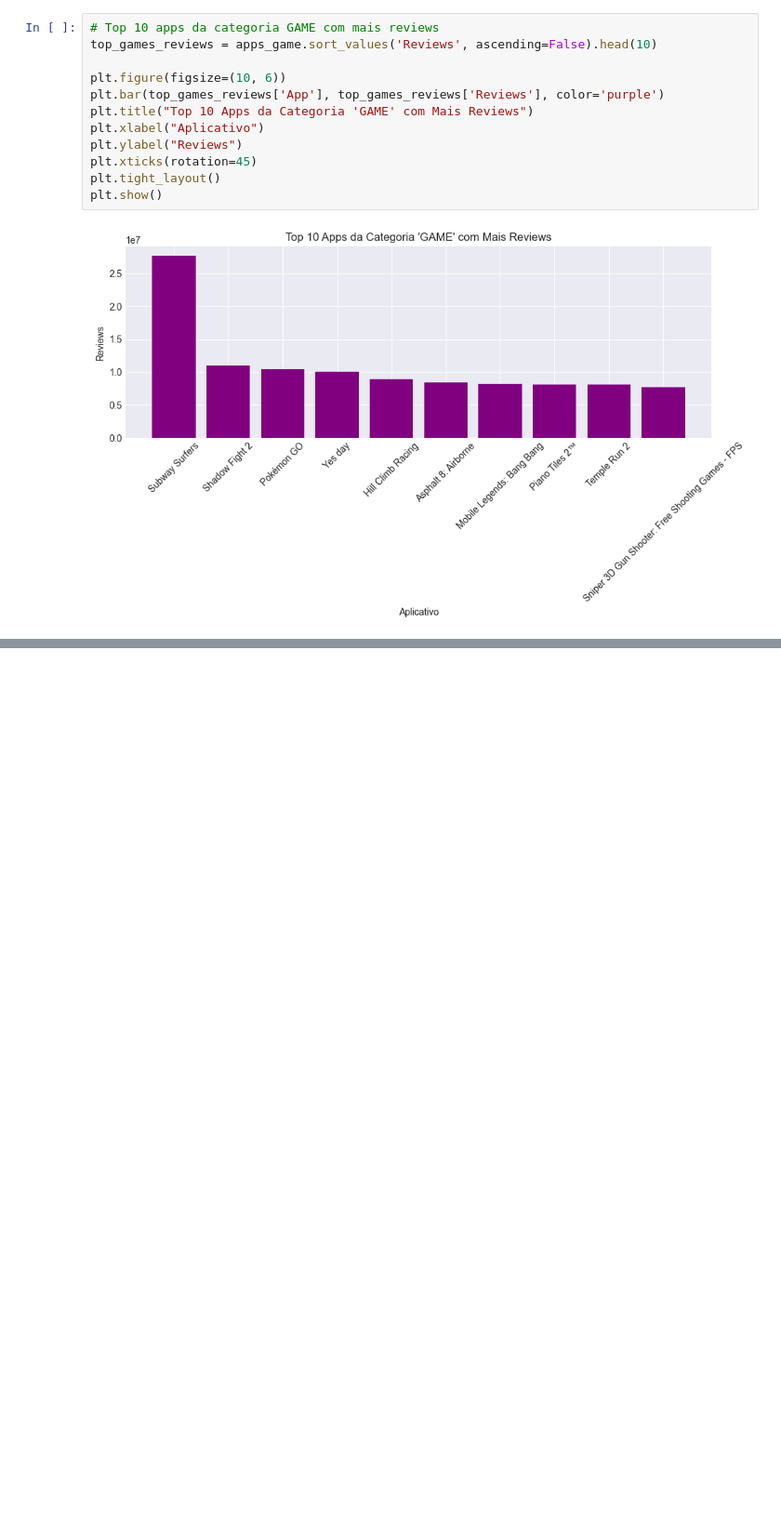
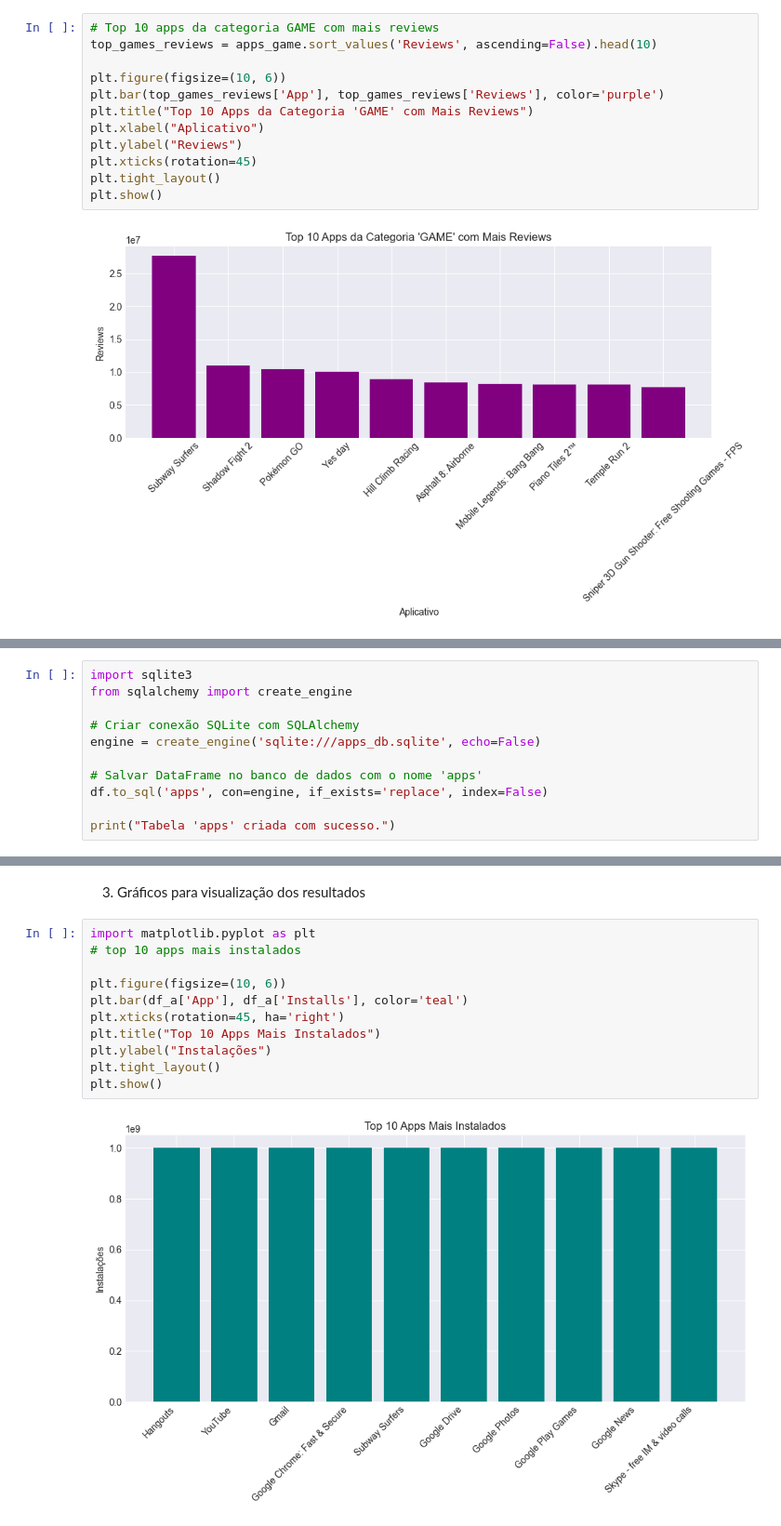
Before and after one commit to DaviSiq/Hackathon, a Jupyter notebook: python_hackathon/src/main.ipynb, the cells around one changed output, grey strips where cells are left out. Shown: that part at 93% size. Saved outputs shown, nothing was run; the diff lists cells and outputs as text; blank space fills up the shorter version.

```diff
--- a/python_hackathon/src/main.ipynb
+++ b/python_hackathon/src/main.ipynb
@@ -233,0 +248,11 @@ plt.show()
+# %%
+import sqlite3
+from sqlalchemy import create_engine
+
+# Criar conexão SQLite com SQLAlchemy
+engine = create_engine('sqlite:///apps_db.sqlite', echo=False)
+
+# Salvar DataFrame no banco de dados com o nome 'apps'
+df.to_sql('apps', con=engine, if_exists='replace', index=False)
+
+print("Tabela 'apps' criada com sucesso.")
@@ -233,0 +326,15 @@ plt.show()
+# %% [markdown]
+3. Gráficos para visualização dos resultados
+# %%
+import matplotlib.pyplot as plt
+# top 10 apps mais instalados
+
+plt.figure(figsize=(10, 6))
+plt.bar(df_a['App'], df_a['Installs'], color='teal')
+plt.xticks(rotation=45, ha='right')
+plt.title("Top 10 Apps Mais Instalados")
+plt.ylabel("Instalações")
+plt.tight_layout()
+plt.show()
+# %% [output]
+[figure, added]
```
Also changed, not shown: parts of 10 cells of this notebook.
